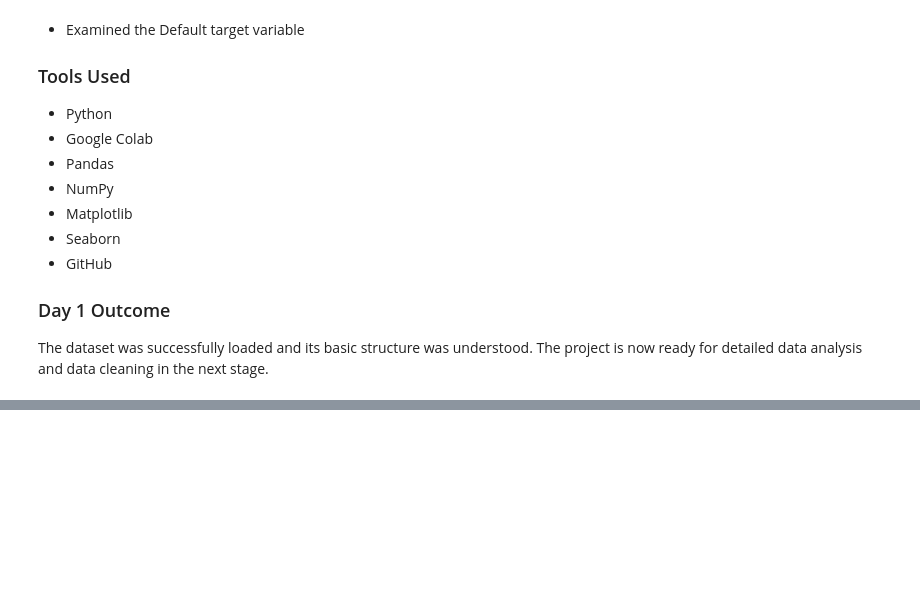
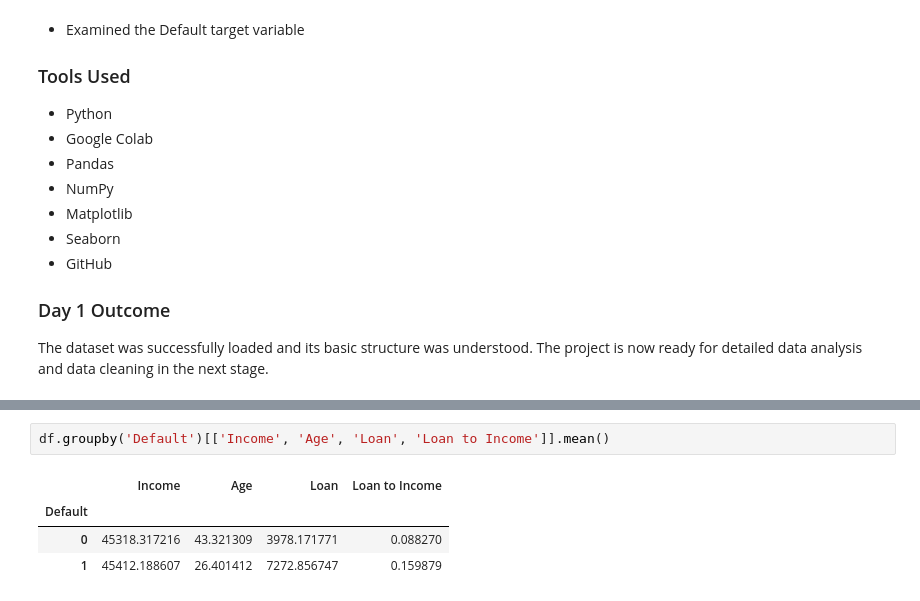
Before and after one commit to amisharout716-svg/Credit-Card-Default-, a Jupyter notebook: Credit_Card_Default_Prediction.ipynb, the cells around one changed output, grey strips where cells are left out. Drawn from its saved outputs; the diff is of its cells as text; blank space fills up the shorter version.

```diff
--- a/Credit_Card_Default_Prediction.ipynb
+++ b/Credit_Card_Default_Prediction.ipynb
@@ -183,0 +391,7 @@ and data cleaning in the next stage.
+# %%
+df.groupby('Default')[['Income', 'Age', 'Loan', 'Loan to Income']].mean()
+# %% [output]
+|  | Income | Age | Loan | Loan to Income |
+| Default |  |  |  |  |
+| 0 | 45318.317216 | 43.321309 | 3978.171771 | 0.088270 |
+| 1 | 45412.188607 | 26.401412 | 7272.856747 | 0.159879 |
```
Also changed, not shown: parts of 22 cells of this notebook.
